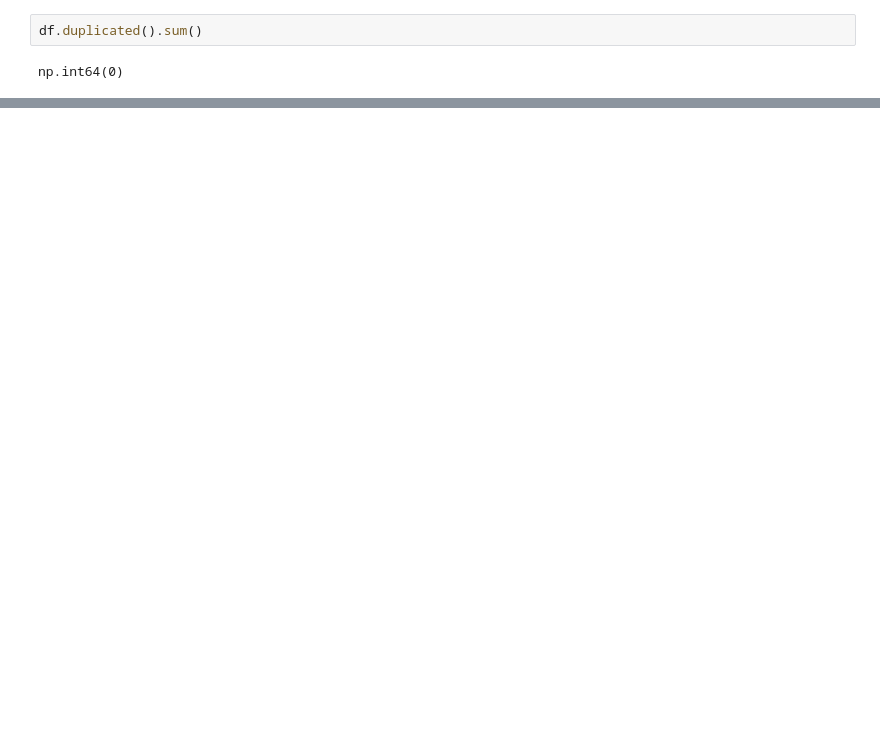
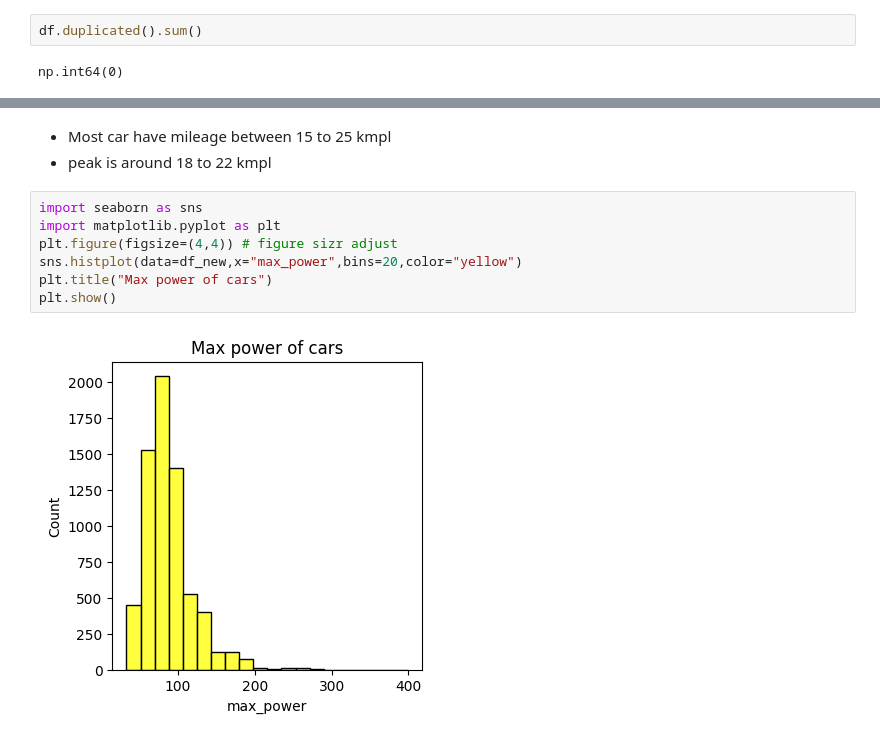
Before and after one commit to fathimafidhakp/Car-Data-Analysis, a Jupyter notebook: project.ipynb, the cells around one changed output, grey strips where cells are left out. Drawn from its saved outputs; the diff is of its cells as text; blank space fills up the shorter version.

```diff
--- a/project.ipynb
+++ b/project.ipynb
@@ -540,0 +859,12 @@ np.int64(0)
+# %% [markdown]
+- Most car have mileage between 15 to 25 kmpl
+- peak is around 18 to 22 kmpl
+# %%
+import seaborn as sns
+import matplotlib.pyplot as plt
+plt.figure(figsize=(4,4)) # figure sizr adjust
+sns.histplot(data=df_new,x="max_power",bins=20,color="yellow")
+plt.title("Max power of cars")
+plt.show()
+# %% [output]
+[figure, added]
```
Also changed, not shown: parts of 149 cells of this notebook.
